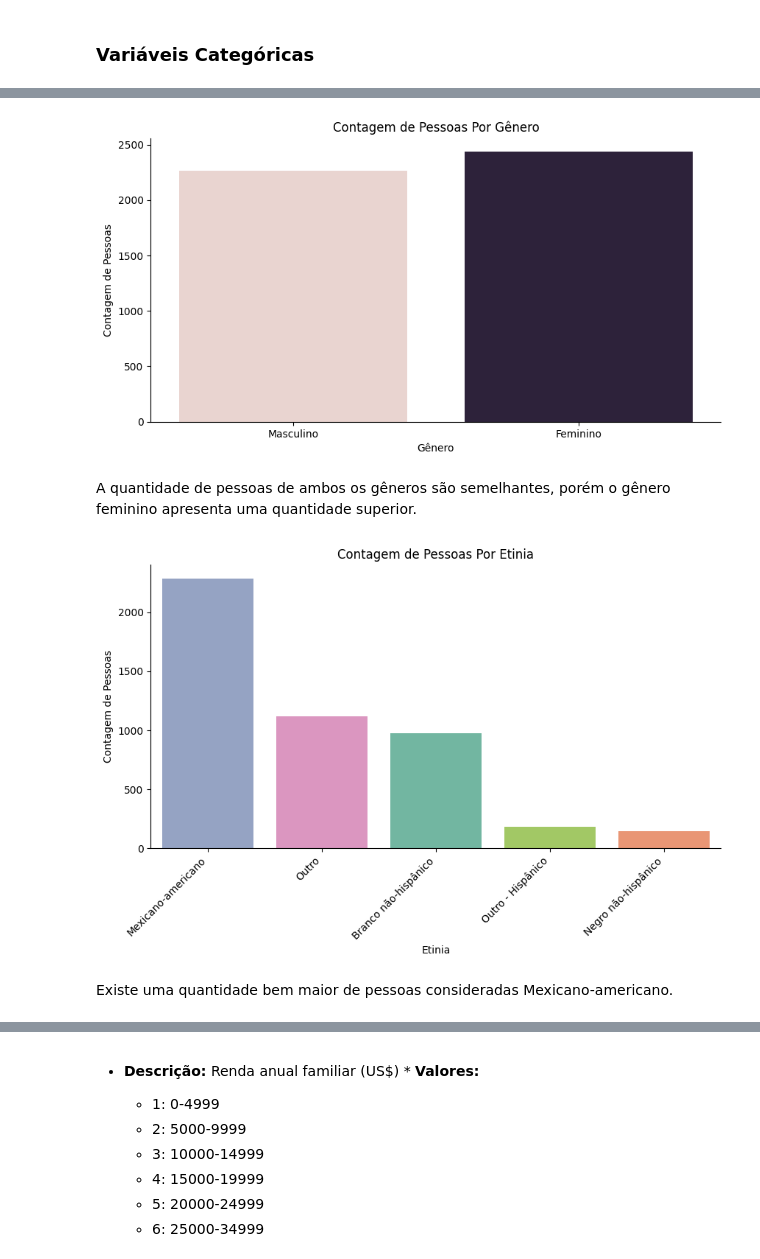
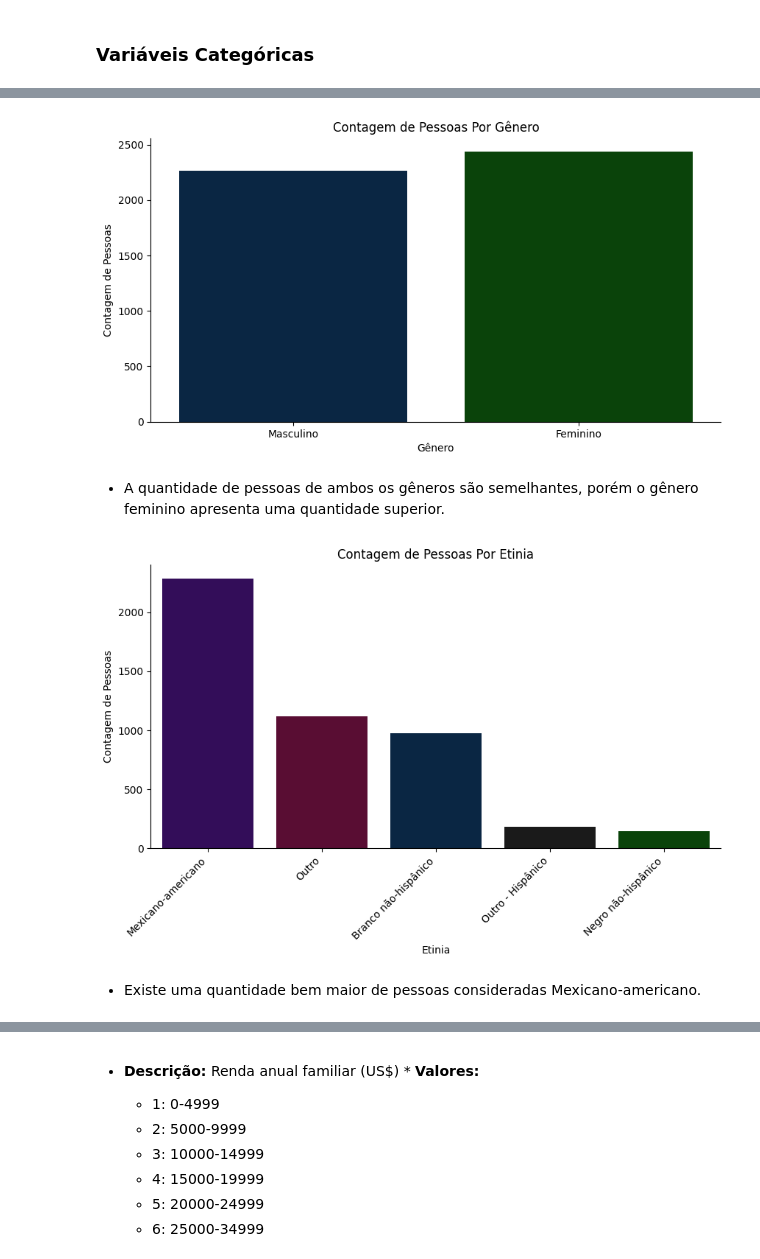
Before and after one commit to OtavioAroca/portfolio, a Jupyter notebook: depressao.ipynb, the cells around one changed output, grey strips where cells are left out. Cells and saved outputs as stored; diff of their text form; code cells hidden in the pictures.

```diff
--- a/depressao.ipynb
+++ b/depressao.ipynb
@@ -376,7 +376,7 @@ Como não apresentou forte correlação entre as variáveis, será realizada a l
 # %%
 # Removendo as colunas que foram usadas na correlação
 demo.drop(columns=['ausente_DPQ010', 'ausente_DPQ020',  'ausente_DPQ030', 'ausente_DPQ040', 'ausente_DPQ050', 'ausente_DPQ060',
-       'ausente_DPQ070', 'ausente_DPQ080', 'ausente_DPQ090'], inplace= True)
+       'ausente_DPQ070', 'ausente_DPQ080', 'ausente_DPQ090','ausente_DPQ_SCORE'], inplace= True)
 # %%
 # Removendo os valores nulos do DataFrame
 demo.dropna(inplace=True)
@@ -514,28 +514,31 @@ df_unido
 # %%
+# Criando uma paleta de cores personalizada com tons escuros de azul, verde e roxo
+custom_palette = sns.color_palette(['#00264d', '#004d00', '#330066', '#660033', '#1a1a1a'])
+
 # Definindo o tamanho da figura
 plt.figure(figsize=(10,5))
 
 # Plotar o gráfico de barras com rótulos personalizados
-grafico = sns.countplot(x='RIAGENDR', data=df_unido, hue='RIAGENDR', legend= False)
+grafico = sns.countplot(x='RIAGENDR', data=df_unido, hue='RIAGENDR', legend= False, palette=custom_palette)
 
 # Definindo os rótulos formatados para os ticks do eixo x
 plt.xticks([0, 1], ['Masculino', 'Feminino'])
 
 # Definindo o título
 grafico.set_title('Contagem de Pessoas Por Gênero')
 
 # Definindo a legenda do eixo x
 plt.xlabel('Gênero')
 
 # Definindo legenda para o eixo y
 plt.ylabel('Contagem de Pessoas')
 
 # Remove a borda da direita
 sns.despine(right=True)
 # %% [output]
-[figure, old version]
+[figure, new version]
 # %% [markdown]
-A quantidade de pessoas de ambos os gêneros são semelhantes, porém o gênero feminino apresenta uma quantidade superior.
+- A quantidade de pessoas de ambos os gêneros são semelhantes, porém o gênero feminino apresenta uma quantidade superior.
 # %%
 # Contar as ocorrências de cada valor em 'RIDRETH1' e ordenar de forma decrescente
 ordem = df_unido['RIDRETH1'].value_counts().index
@@ -556,7 +559,7 @@ formatar_labels = [etinia[value] for value in ordem]
 plt.figure(figsize=(10,5))
 
 # Plotar o gráfico de barras com os valores ordenados
-grafico = sns.countplot(x='RIDRETH1', data=df_unido, hue='RIDRETH1', order=ordem, palette="Set2", legend=False)
+grafico = sns.countplot(x='RIDRETH1', data=df_unido, hue='RIDRETH1', order=ordem, palette=custom_palette, legend=False)
 
 # Alterando o título
 grafico.set_title('Contagem de Pessoas Por Etinia')
@@ -573,9 +576,9 @@ plt.xticks(ticks= range(len(ordem)), labels= formatar_labels, rotation= 45, ha=
 # Removendo as bordas à direta
 sns.despine(right= True)
 # %% [output]
-[figure, old version]
+[figure, new version]
 # %% [markdown]
-Existe uma quantidade bem maior de pessoas consideradas Mexicano-americano.
+- Existe uma quantidade bem maior de pessoas consideradas Mexicano-americano.
 # %%
 # Criando um dicionário com os valores correspondentes de escolaridade
 escolaridade = {
```
Also changed, not shown: parts of 30 cells of this notebook.
